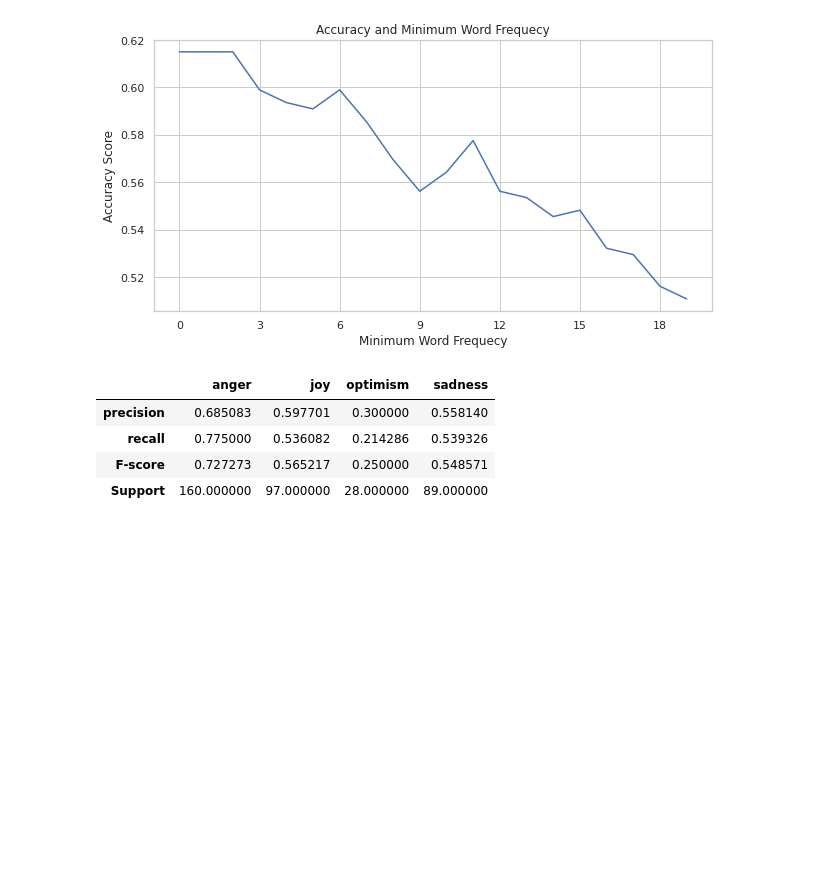
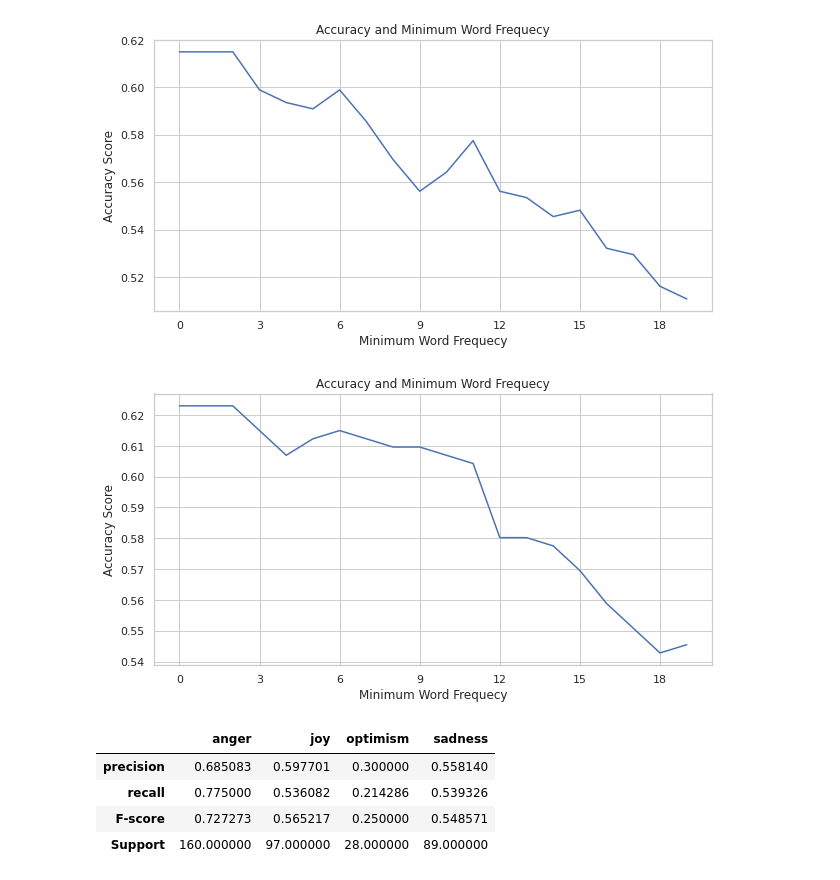
Before and after one commit to jonas-mika/twitter-hatespeech-detection, a Jupyter notebook: notebooks/project4.ipynb, the cells around one changed output. Drawn from its saved outputs; the diff is of its cells as text; code cells hidden in the pictures; blank space fills up the shorter version.

```diff
--- a/notebooks/project4.ipynb
+++ b/notebooks/project4.ipynb
@@ -864,6 +858,10 @@ DATA['processed']['emotion']['train_labels'])
 plot_accuracy(20,"emotion",clf)#1 seems best here
 # %% [output]
 [figure]
+# %%
+plot_accuracy(20,"emotion",clf,remove_stop__=False)
+# %% [output]
+[figure, added]
 # %%
 model_prf_score("emotion",1,clf)
 # %% [output]
```
Also changed, not shown: parts of 13 cells of this notebook.
